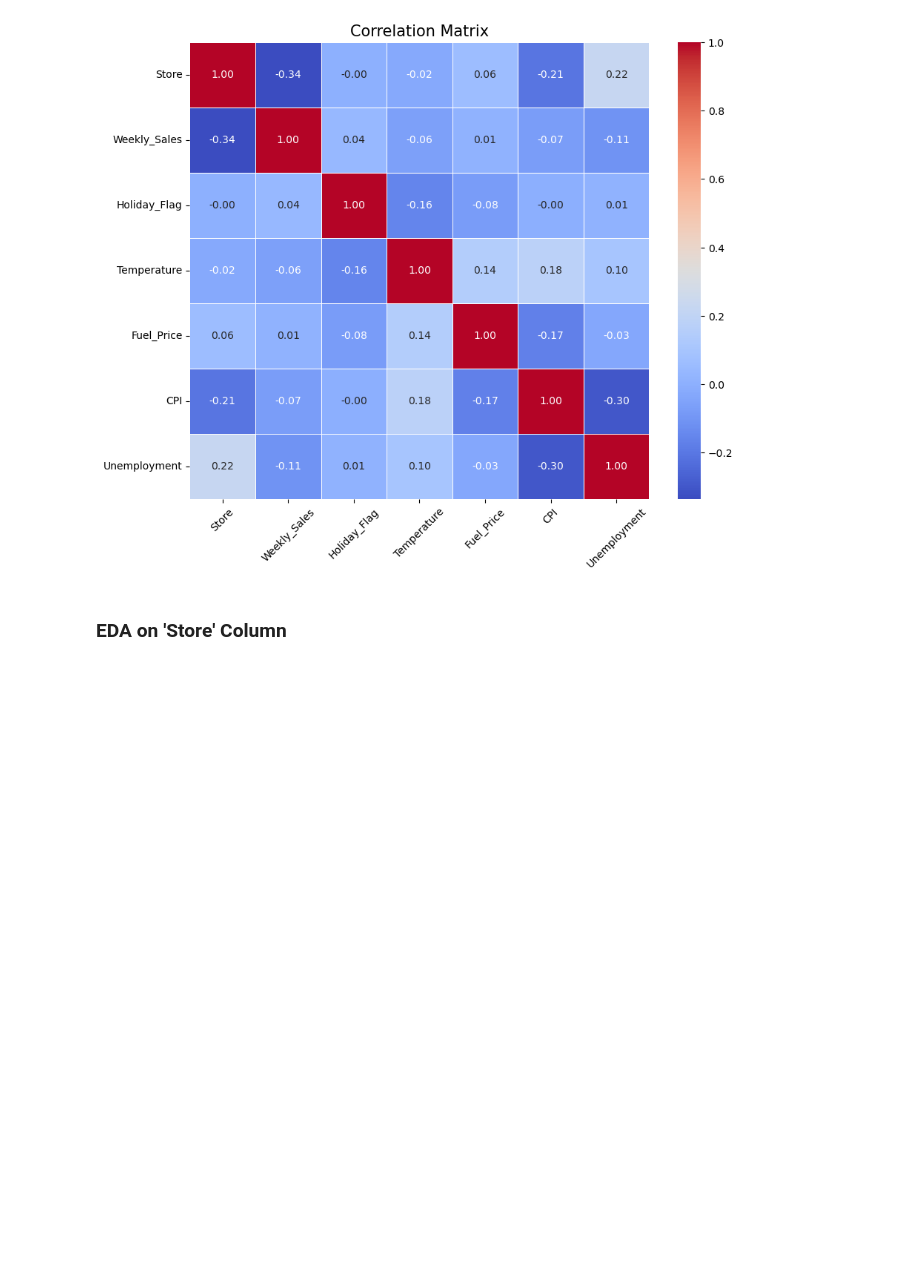
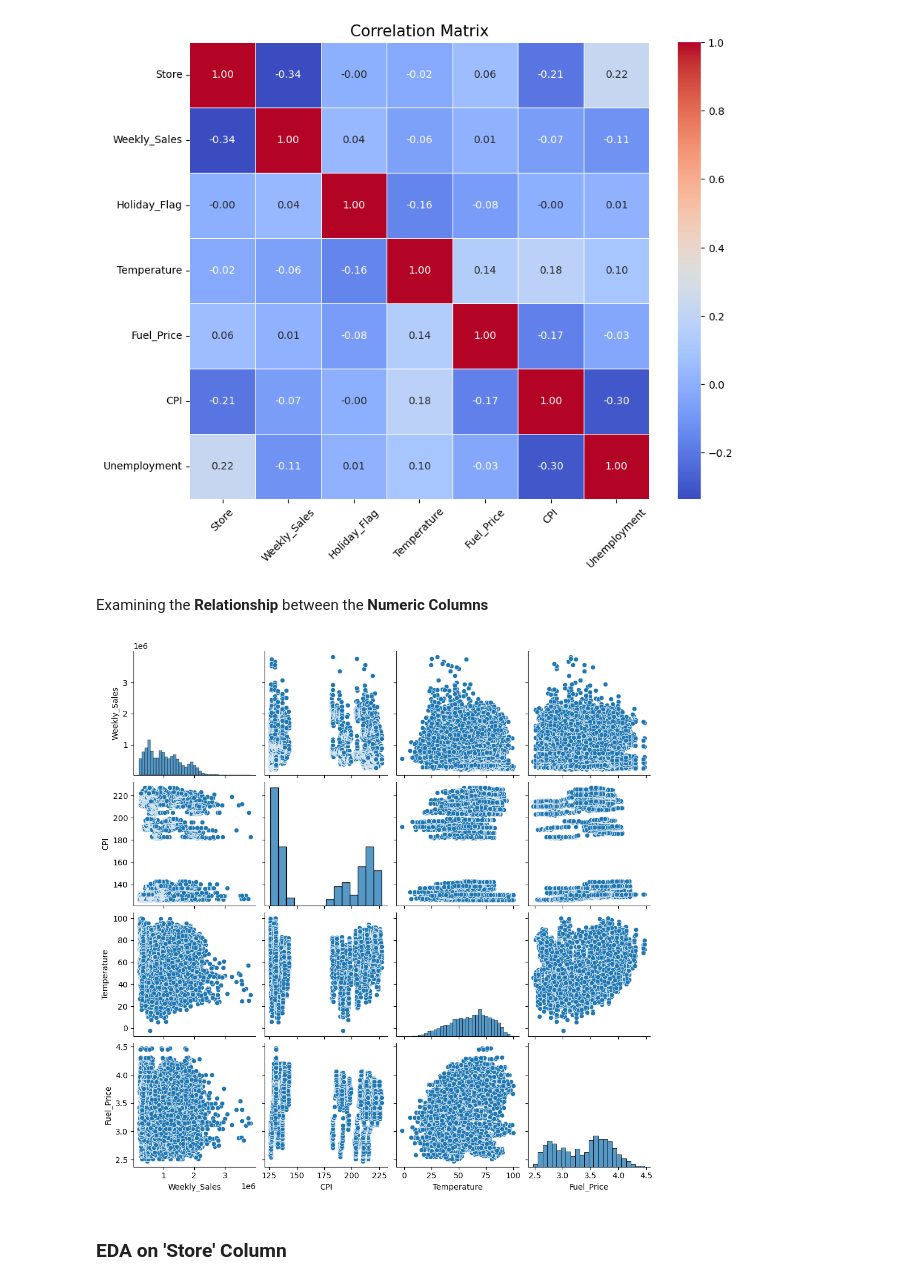
Before and after one commit to masonlonoff/WalmartSales, a Jupyter notebook: Exploratory_Data_Analysis.ipynb, the cells around one changed output. Drawn from its saved outputs; the diff is of its cells as text; code cells hidden in the pictures; blank space fills up the shorter version.

```diff
--- a/Exploratory_Data_Analysis.ipynb
+++ b/Exploratory_Data_Analysis.ipynb
@@ -104,6 +103,17 @@ plt.title('Correlation Matrix', fontsize=15)
 plt.xticks(rotation=45);
 # %% [output]
 [figure]
+# %% [markdown]
+Examining the **Relationship** between the **Numeric Columns**
+# %%
+
+# Select the relevant numerical columns for the scatter plot matrix
+numerical_columns = ['Weekly_Sales', 'CPI', 'Temperature', 'Fuel_Price']
+
+# Create a pairplot using seaborn
+sns.pairplot(df[numerical_columns]);
+# %% [output]
+[figure, added]
 # %% [markdown]
 ### EDA on **'Store'** Column
 # %% [markdown]
```
Also changed, not shown: parts of 1 cell of this notebook.
